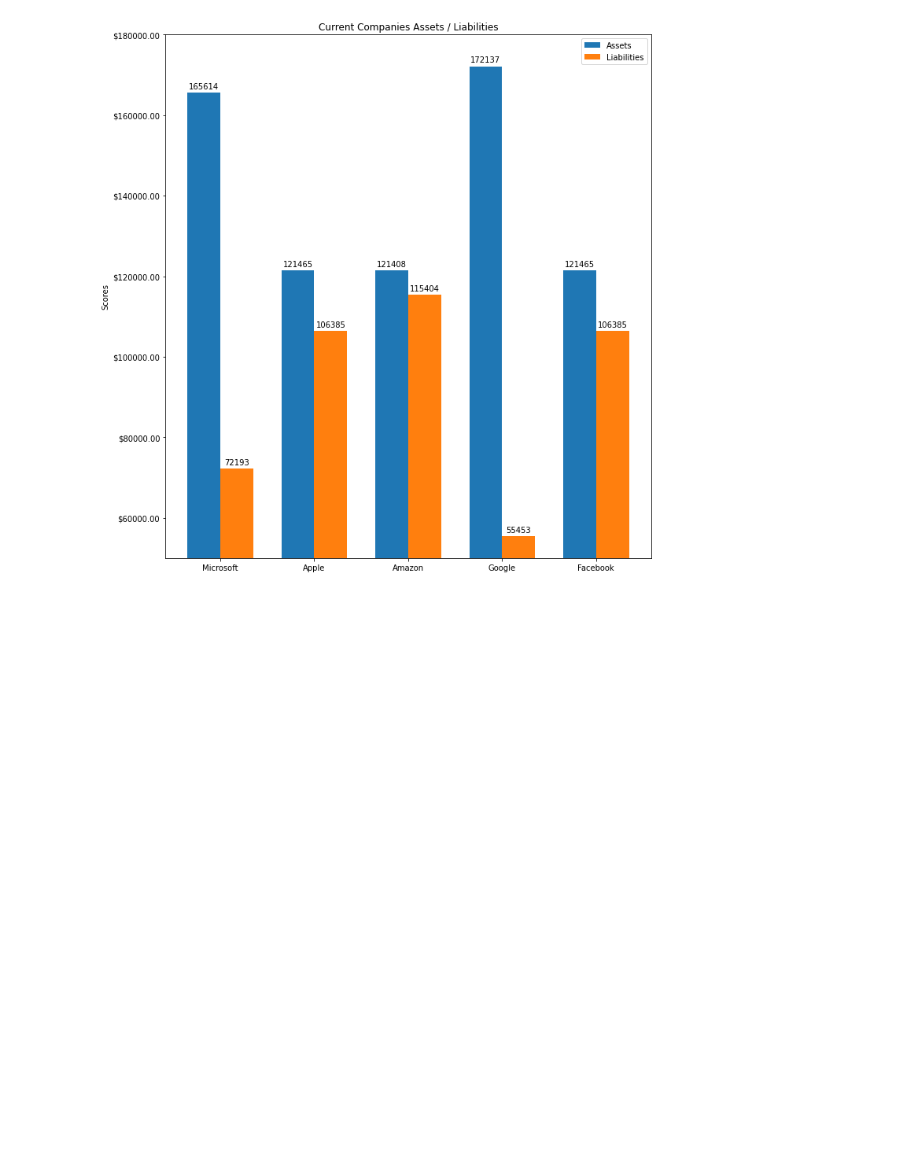
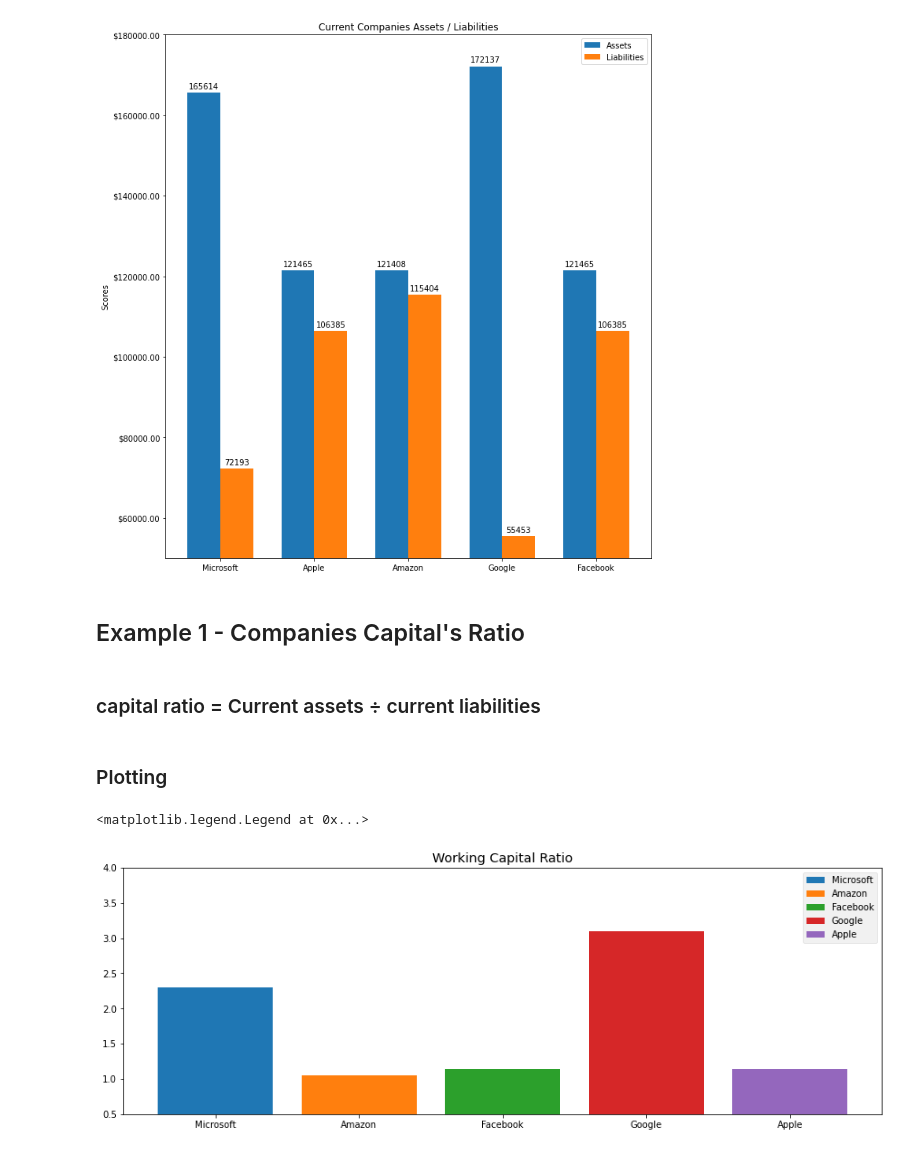
Before and after one commit to tradingeconomics/notebooks, a Jupyter notebook: Stocks/Financials.ipynb, the cells around one changed output. Cells and saved outputs as stored; diff of their text form; code cells hidden in the pictures; blank space fills up the shorter version.

Commit message:
more examples at Financials

```diff
--- a/Stocks/Financials.ipynb
+++ b/Stocks/Financials.ipynb
@@ -70,3 +68,45 @@ fig.tight_layout()
 plt.show()
 # %% [output]
 [figure]
+# %% [markdown]
+## Example 1 - Companies Capital's Ratio
+# %% [markdown]
+### capital ratio = Current assets ÷ current liabilities
+# %%
+current_assets_microsoft = raw_data_microsoft['last'][3]
+current_liabilities_microsoft = raw_data_microsoft['last'][4]
+capital_ratio_microsoft = current_assets_microsoft / current_liabilities_microsoft
+
+current_assets_google = raw_data_google['last'][3]
+current_liabilities_google = raw_data_google['last'][4]
+capital_ratio_google = current_assets_google / current_liabilities_google
+
+current_assets_amazon = raw_data_amazon['last'][3]
+current_liabilities_amazon = raw_data_amazon['last'][4]
+capital_ratio_amazon = current_assets_amazon / current_liabilities_amazon
+
+current_assets_apple = raw_data_apple['last'][3]
+current_liabilities_apple = raw_data_apple['last'][4]
+capital_ratio_apple = current_assets_apple / current_liabilities_apple
+
+current_assets_facebook = raw_data_facebook['last'][3]
+current_liabilities_facebook = raw_data_facebook['last'][4]
+capital_ratio_facebook = current_assets_facebook / current_liabilities_facebook
+# %% [markdown]
+### Plotting
+# %%
+fig, ax = plt.subplots(figsize=(15,5))
+
+
+ax.bar('Microsoft', capital_ratio_microsoft, label= 'Microsoft')
+ax.bar('Amazon', capital_ratio_amazon, label='Amazon')
+ax.bar('Facebook', capital_ratio_facebook, label = 'Facebook')
+ax.bar('Google', capital_ratio_google, label='Google')
+ax.bar('Apple', capital_ratio_apple, label ='Apple')
+plt.style.use('bmh')
+ax.set(ylim=[0.5, 4], title='Working Capital Ratio')
+
+ax.legend()
+# %% [output]
+<matplotlib.legend.Legend at 0x...>
+[figure, added]
```
Also changed, not shown: parts of 1 cell of this notebook.
